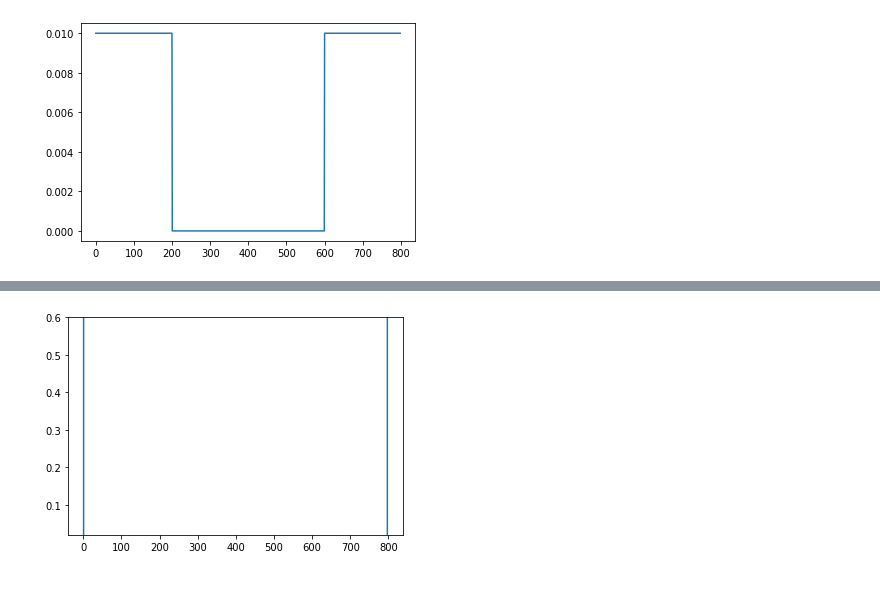
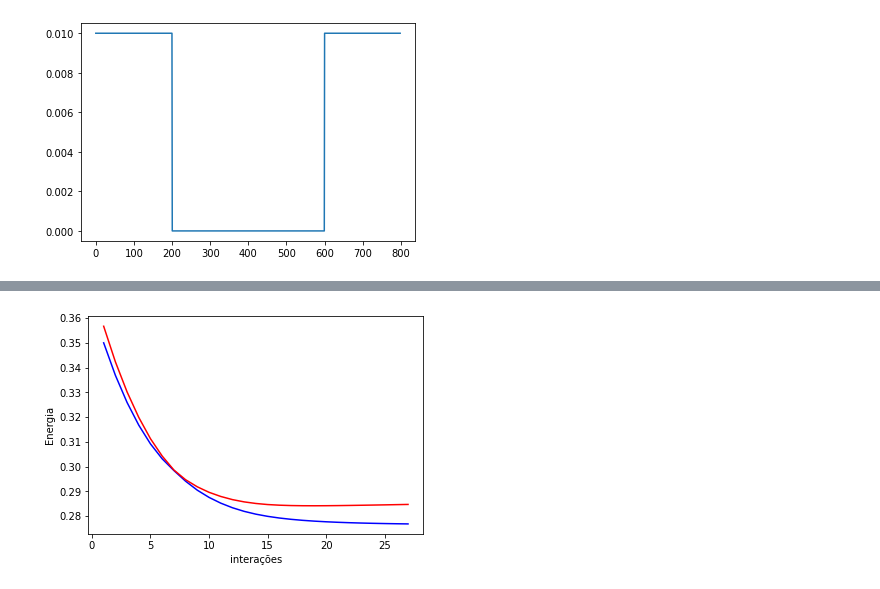
Before and after one commit to devanomaly/hartree-method, a Jupyter notebook: hartree.ipynb, the cells around one changed output, grey strips where cells are left out. Cells and saved outputs as stored; diff of their text form; code cells hidden in the pictures.

```diff
--- a/hartree.ipynb
+++ b/hartree.ipynb
@@ -183,6 +208,12 @@ plotEnPsi_finite_diff(x, E0_list, phi_list, N_ocupados, 0.03, 0.0, 0.009, V_efet
-# %%
-plt.plot(x, V_efetivo)
-plt.ylim(0.02,0.6)
-plt.show()
-# %% [output]
-[figure, removed]
+# %%
+cont_inte = array(cont_inte)
+enrg_inte_1 = array(enrg_inte_1)
+enrg_inte_2 = array(enrg_inte_2)
+
+plt.plot(cont_inte, enrg_inte_1, color='blue')
+plt.plot(cont_inte, enrg_inte_2, color='red')
+plt.xlabel("interações")
+plt.ylabel("Energia")
+plt.show()
+# %% [output]
+[figure, added]
```
Also changed, not shown: parts of 7 cells of this notebook.
